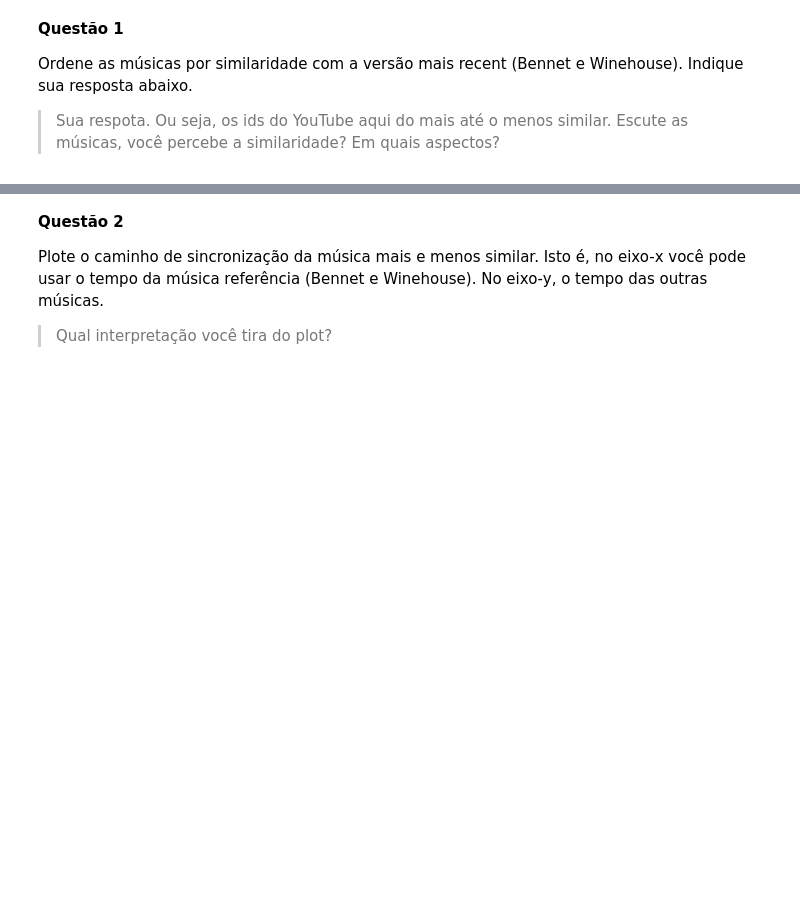
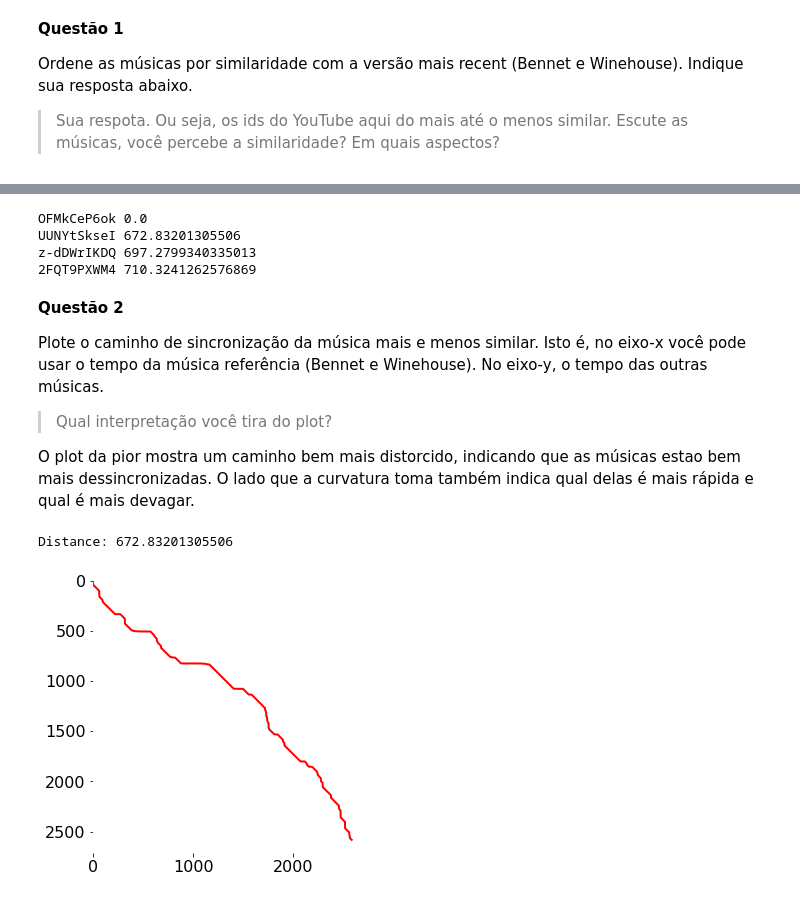
Before and after one commit to felipecadar/LabsMIR, a Jupyter notebook: Lab04/lab04.ipynb, the cells around one changed output, grey strips where cells are left out. Saved outputs shown, nothing was run; the diff lists cells and outputs as text; code cells hidden in the pictures; blank space fills up the shorter version.

```diff
--- a/Lab04/lab04.ipynb
+++ b/Lab04/lab04.ipynb
@@ -392,3 +411,9 @@ path
 Ordene as músicas por similaridade com a versão mais recent (Bennet e Winehouse). Indique sua resposta abaixo.
 
 > Sua respota. Ou seja, os ids do YouTube aqui do mais até o menos similar. Escute as músicas, você percebe a similaridade? Em quais aspectos?
+# %%
+import glob
+mp3_paths = glob.glob("mp3s/*.mp3")
+
+wave_amy, sr_amy = librosa.load('mp3s/Tony Bennett, Amy Winehouse - Body and Soul (from Duets II - The Great Performances)-_OFMkCeP6ok.mp3', duration=60)
+chroma_amy = librosa.feature.chroma_cens(wave_amy, sr=sr_amy)
@@ -394,0 +424,8 @@ Ordene as músicas por similaridade com a versão mais recent (Bennet e Winehous
+# %%
+results = []
+for fname in mp3_paths:
+    print("Running:", fname[-14:-4])
+    wave, sr = librosa.load(fname,duration=60)
+    chroma = librosa.feature.chroma_cens(wave, sr=sr)
+    distance, path = fastdtw(chroma_amy.T, chroma.T, dist=ss.distance.cosine)
+    results.append((fname, distance, path))
@@ -395,6 +446,28 @@ Ordene as músicas por similaridade com a versão mais recent (Bennet e Winehous
+# %%
+top3 = sorted(results, key=lambda x: x[1])[:4]
+for fname, dist, path in top3: # a primeira é a própria música, com distance 0.0
+    print(fname[-14:-4], dist)
+# %% [output]
+OFMkCeP6ok 0.0
+UUNYtSkseI 672.83201305506
+z-dDWrIKDQ 697.2799340335013
+2FQT9PXWM4 710.3241262576869
 # %% [markdown]
 **Questão 2**
 
 Plote o caminho de sincronização da música mais e menos similar. Isto é, no eixo-x você pode usar o tempo da música referência (Bennet e Winehouse). No eixo-y, o tempo das outras músicas.
 
 > Qual interpretação você tira do plot?
+
+O plot da pior mostra um caminho bem mais distorcido, indicando que as músicas estao bem mais dessincronizadas. O lado que a curvatura toma também indica qual delas é mais rápida e qual é mais devagar.
+# %%
+sorted_results = sorted(results, key=lambda x: x[1])
+
+_, d_b, best = sorted_results[1]
+_, d_w, worse = sorted_results[-2]
+# %%
+print("Distance:", d_b)
+plot_dtw_table(np.zeros(best[-1]), best)
+# %% [output]
+Distance: 672.83201305506
+[figure, added]
```
Also changed, not shown: parts of 6 cells of this notebook, 1 other file.
